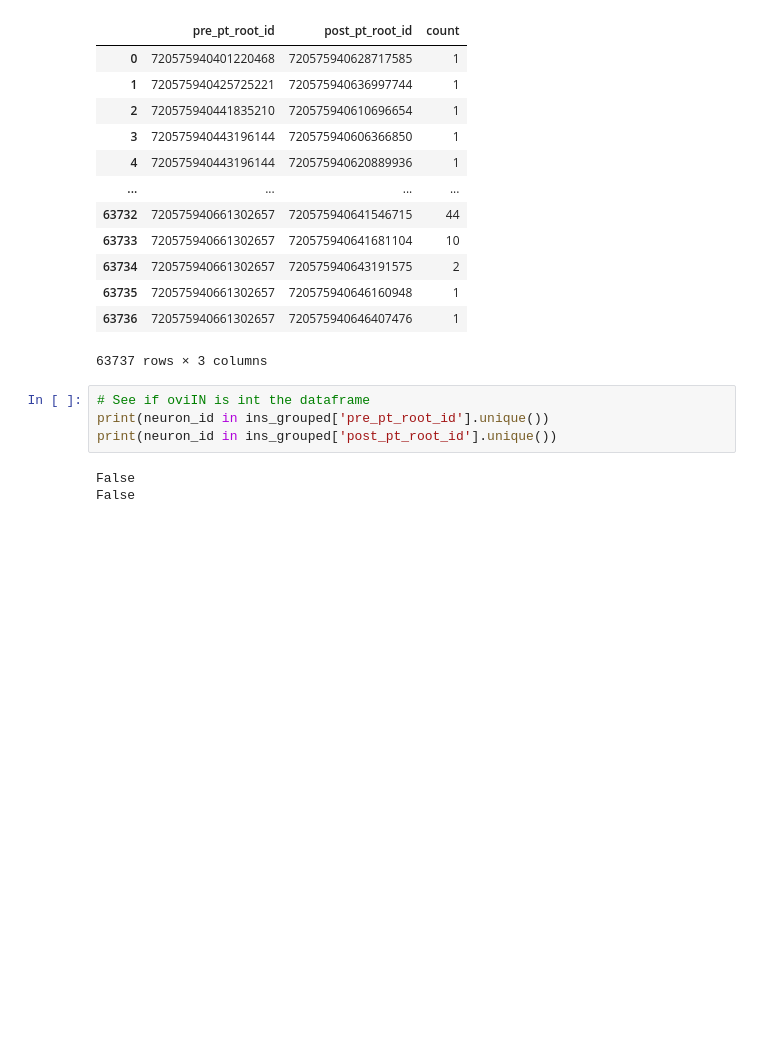
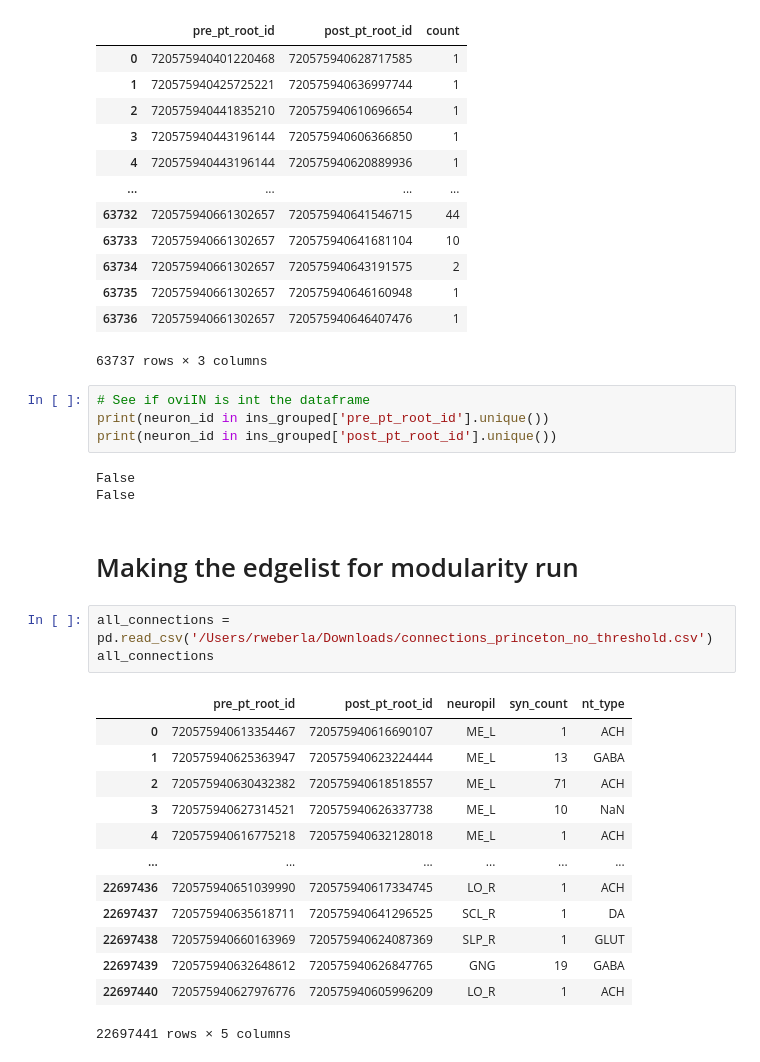
Before and after one commit to Gutierrez-lab/flybrain-clustering-rhessa, a Jupyter notebook: FlyWire/oviposition_sandbox.ipynb, the cells around one changed output. Cells and saved outputs as stored; diff of their text form; blank space fills up the shorter version.

Commit message:
Flywire modularity files

```diff
--- a/FlyWire/oviposition_sandbox.ipynb
+++ b/FlyWire/oviposition_sandbox.ipynb
@@ -495,3 +497,22 @@ print(neuron_id in ins_grouped['post_pt_root_id'].unique())
 # %% [output]
 False
 False
+# %% [markdown]
+# Making the edgelist for modularity run
+# %%
+all_connections = pd.read_csv('/Users/rweberla/Downloads/connections_princeton_no_threshold.csv')
+all_connections
+# %% [output]
+|  | pre_pt_root_id | post_pt_root_id | neuropil | syn_count | nt_type |
+| 0 | 720575940613354467 | 720575940616690107 | ME_L | 1 | ACH |
+| 1 | 720575940625363947 | 720575940623224444 | ME_L | 13 | GABA |
+| 2 | 720575940630432382 | 720575940618518557 | ME_L | 71 | ACH |
+| 3 | 720575940627314521 | 720575940626337738 | ME_L | 10 | NaN |
+| 4 | 720575940616775218 | 720575940632128018 | ME_L | 1 | ACH |
+| ... | ... | ... | ... | ... | ... |
+| 22697436 | 720575940651039990 | 720575940617334745 | LO_R | 1 | ACH |
+| 22697437 | 720575940635618711 | 720575940641296525 | SCL_R | 1 | DA |
+| 22697438 | 720575940660163969 | 720575940624087369 | SLP_R | 1 | GLUT |
+| 22697439 | 720575940632648612 | 720575940626847765 | GNG | 19 | GABA |
+| 22697440 | 720575940627976776 | 720575940605996209 | LO_R | 1 | ACH |
+22697441 rows × 5 columns
```
Also changed, not shown: parts of 8 cells of this notebook, 3 other files.
